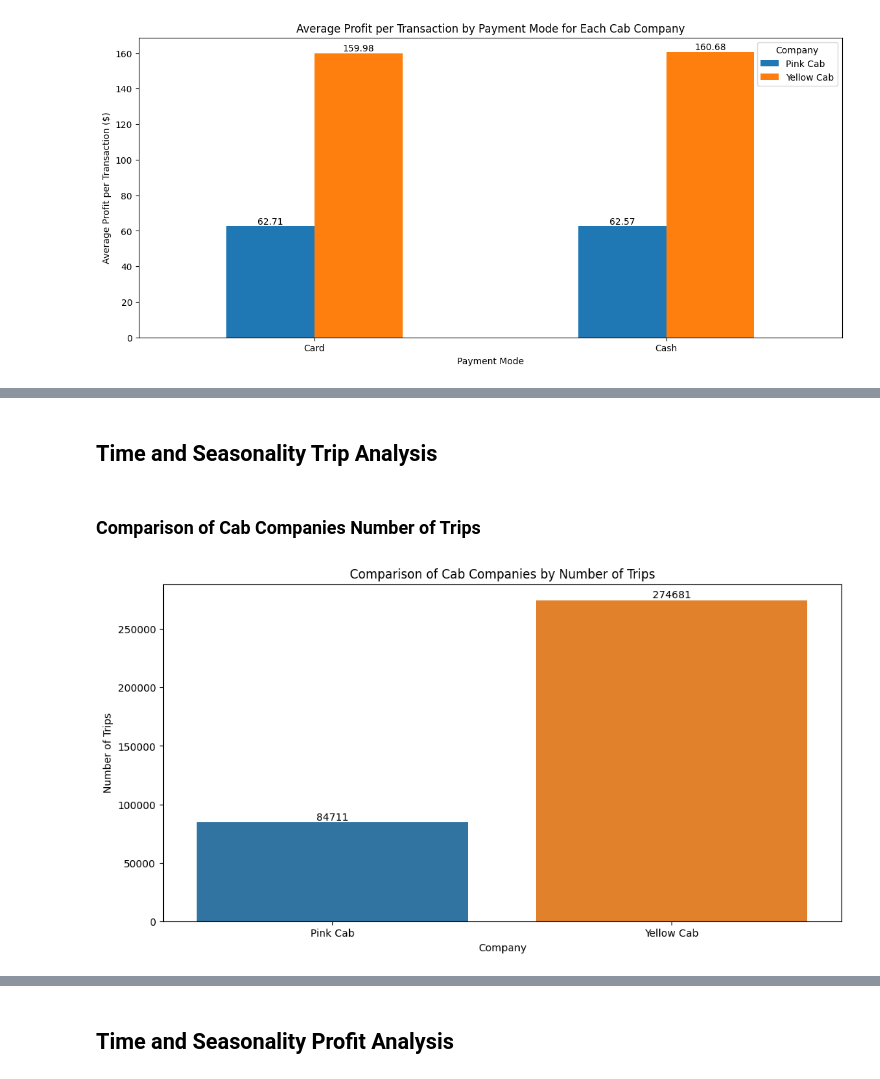
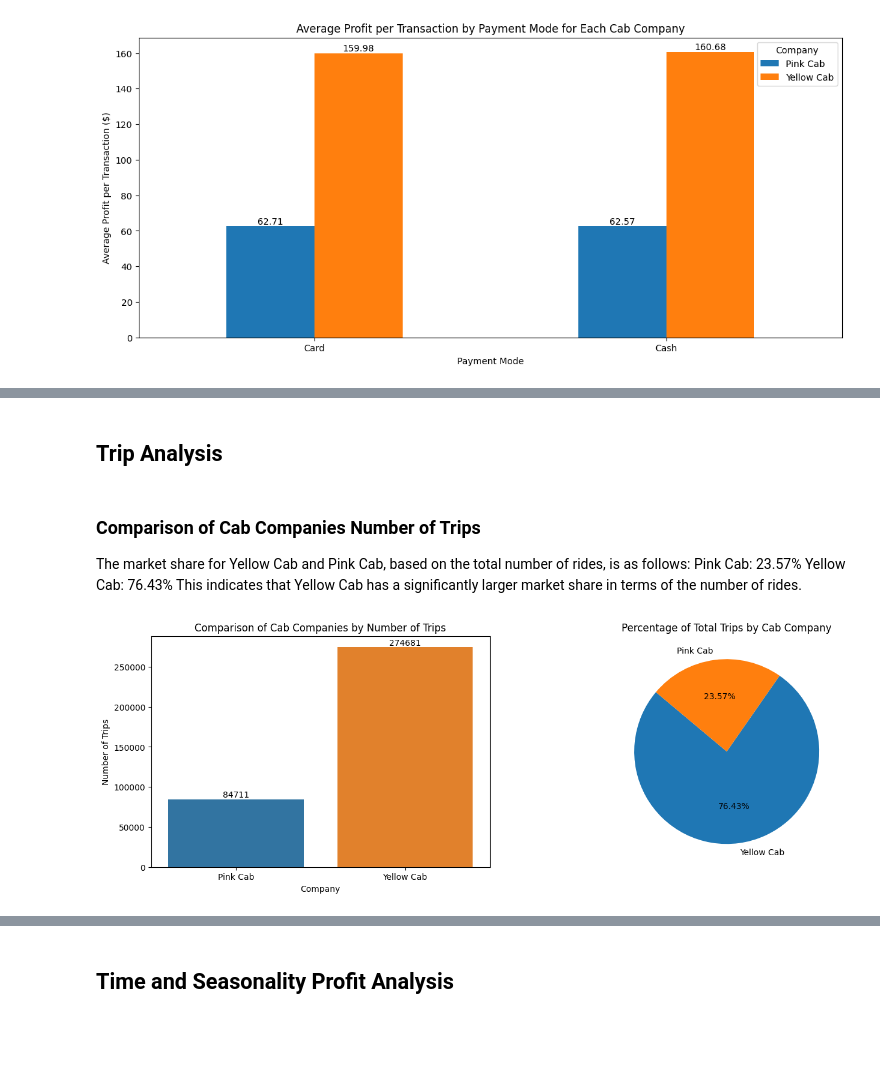
Before and after one commit to Yushamsi/G2M-Insight-for-Cab-Investment-Firm-EDA, a Jupyter notebook: Analysis.ipynb, the cells around one changed output, grey strips where cells are left out. Drawn from its saved outputs; the diff is of its cells as text; code cells hidden in the pictures; blank space fills up the shorter version.

Commit message:
Analysis Addition

```diff
--- a/Analysis.ipynb
+++ b/Analysis.ipynb
@@ -479,18 +470,29 @@ plt.show()
 # %% [markdown]
-## Time and Seasonality Trip Analysis
+## Trip Analysis
-# %% [markdown]
-### Comparison of Cab Companies Number of Trips
+# %% [markdown]
+### Comparison of Cab Companies Number of Trips
+The market share for Yellow Cab and Pink Cab, based on the total number of rides, is as follows:
+Pink Cab: 23.57%
+Yellow Cab: 76.43%
+This indicates that Yellow Cab has a significantly larger market share in terms of the number of rides.
 # %%
 # Comparison of Trips of Two Cab Companies
-plt.figure(figsize=(12, 6))
-ax = sns.countplot(data=master_data, x='Company')
 
+
+
+fig, axes = plt.subplots(1, 2, figsize=(16, 5))
+
+sns.countplot(data=master_data, x='Company', ax=axes[0])
 # Add labels to each bar
-ax.bar_label(ax.containers[0])
-plt.title('Comparison of Cab Companies by Number of Trips')
-plt.xlabel('Company')
-plt.ylabel('Number of Trips')
+axes[0].bar_label(axes[0].containers[0])
+axes[0].set_title('Comparison of Cab Companies by Number of Trips')
+axes[0].set_xlabel('Company')
+axes[0].set_ylabel('Number of Trips')
+
+trip_counts = master_data['Company'].value_counts()
+axes[1].pie(trip_counts, labels=trip_counts.index, autopct='%1.2f%%', startangle=140)
+axes[1].set_title('Percentage of Total Trips by Cab Company')
 
 plt.show()
 # %% [output]
-[figure, old version]
+[figure, new version]
```
Also changed, not shown: parts of 67 cells of this notebook, 1 other file.
